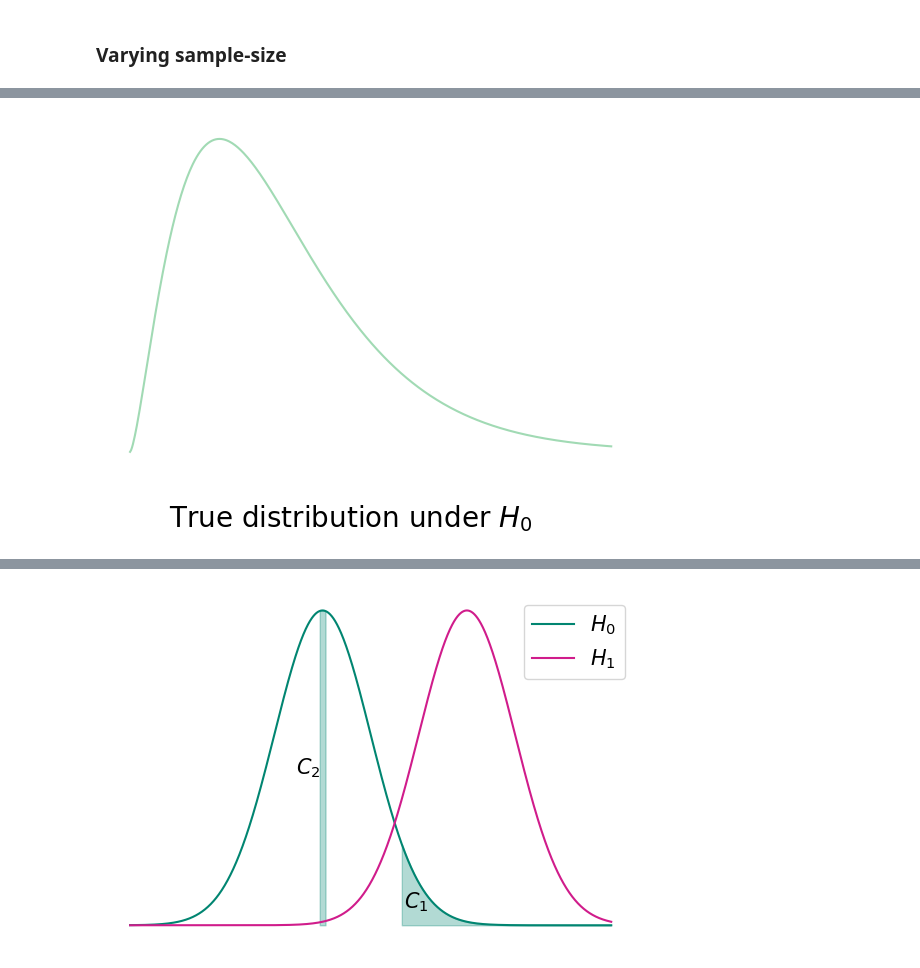
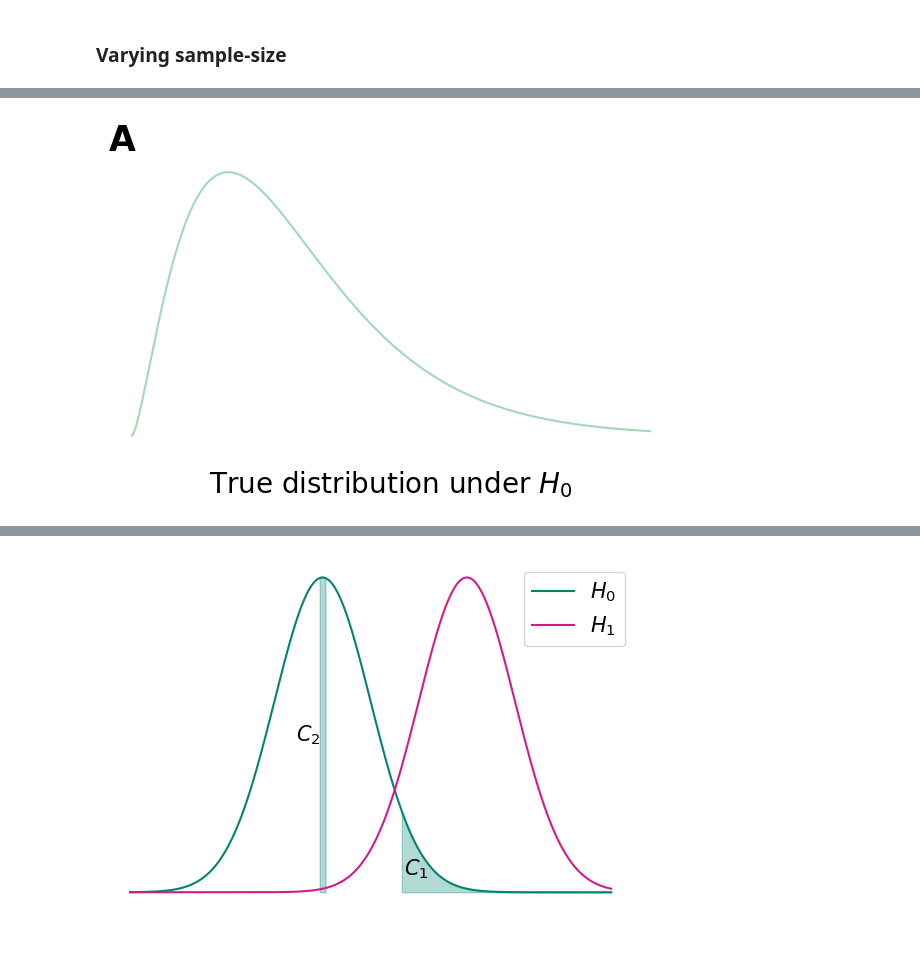
Before and after one commit to yeongunghan919/A_Two-Sample_Test_on_Weighted_Persistence_Intensity_Functions_in_Topological_Data_Analysis, a Jupyter notebook: Figures.ipynb, the cells around one changed output, grey strips where cells are left out. Drawn from its saved outputs; the diff is of its cells as text; code cells hidden in the pictures.

```diff
--- a/Figures.ipynb
+++ b/Figures.ipynb
@@ -1141,51 +1154,100 @@ for b in range(B):
 
 colors = {0: "#a1dab4", 1: "#225ea8"}
 
 # =====================================================
 # Figure 1: True chi-square distribution
 # =====================================================
 x = np.linspace(0, np.percentile(perm_stats, 99.5), 500)
 q_theory = chi2.ppf(1 - alpha, df)
 
-plt.figure(figsize=(6, 4))
-plt.plot(x, chi2.pdf(x, df), color=colors[0])
-plt.figtext(0.5, -0.05, r"True distribution under $H_0$",
-            ha="center", fontsize=20)
+fig1, ax1 = plt.subplots(figsize=(6, 4))
 
+ax1.plot(
+    x,
+    chi2.pdf(x, df),
+    color=colors[0]
+)
 
-plt.tight_layout()
-plt.gca().set_xticks([])
-plt.gca().set_yticks([])
-plt.gca().set_frame_on(False)
+ax1.set_xticks([])
+ax1.set_yticks([])
+ax1.set_frame_on(False)
 
-plt.savefig(
+# Panel label A
+fig1.text(
+    0.03,
+    0.97,
+    "A",
+    fontsize=25,
+    fontweight="bold",
+    ha="left",
+    va="top"
+)
+
+fig1.text(
+    0.5,
+    0.03,
+    r"True distribution under $H_0$",
+    ha="center",
+    va="bottom",
+    fontsize=20
+)
+
+fig1.tight_layout(rect=[0, 0.12, 1, 0.92])
+
+fig1.savefig(
     "results/figures/figure_file/True_density_example.pdf",
     bbox_inches="tight",
-    pad_inches=0.02,
+    pad_inches=0.05,
     transparent=True
 )
+
 plt.show()
 
 # =====================================================
 # Figure 2: Permutation approximation
 # =====================================================
+fig2, ax2 = plt.subplots(figsize=(6, 4))
 
-plt.figure(figsize=(6, 4))
-plt.hist(perm_stats, bins=70, density=True, color=colors[0])
-plt.figtext(0.5, -0.05, r"Permutation-based approximation",
-            ha="center", fontsize=20)
+ax2.hist(
+    perm_stats,
+    bins=70,
+    density=True,
+    color=colors[0]
+)
 
-plt.tight_layout()
-plt.gca().set_xticks([])
-plt.gca().set_yticks([])
-plt.gca().set_frame_on(False)
+ax2.set_xticks([])
+ax2.set_yticks([])
+ax2.set_frame_on(False)
 
-plt.savefig(
+# Panel label B
+fig2.text(
+    0.03,
+    0.97,
+    "B",
+    fontsize=25,
+    fontweight="bold",
+    ha="left",
+    va="top"
+)
+
+fig2.text(
+    0.5,
+    0.03,
+    "Permutation-based approximation",
+    ha="center",
+    va="bottom",
+    fontsize=20
+)
+
+fig2.tight_layout(rect=[0, 0.12, 1, 0.92])
+
+fig2.savefig(
     "results/figures/figure_file/Permutation_Approximation.pdf",
     bbox_inches="tight",
-    pad_inches=0.02,
+    pad_inches=0.05,
     transparent=True
 )
+
 plt.show()
 # %% [output]
-[figure, old version]
+[figure, new version]
```
Also changed, not shown: parts of 11 cells of this notebook, 20 other files.
